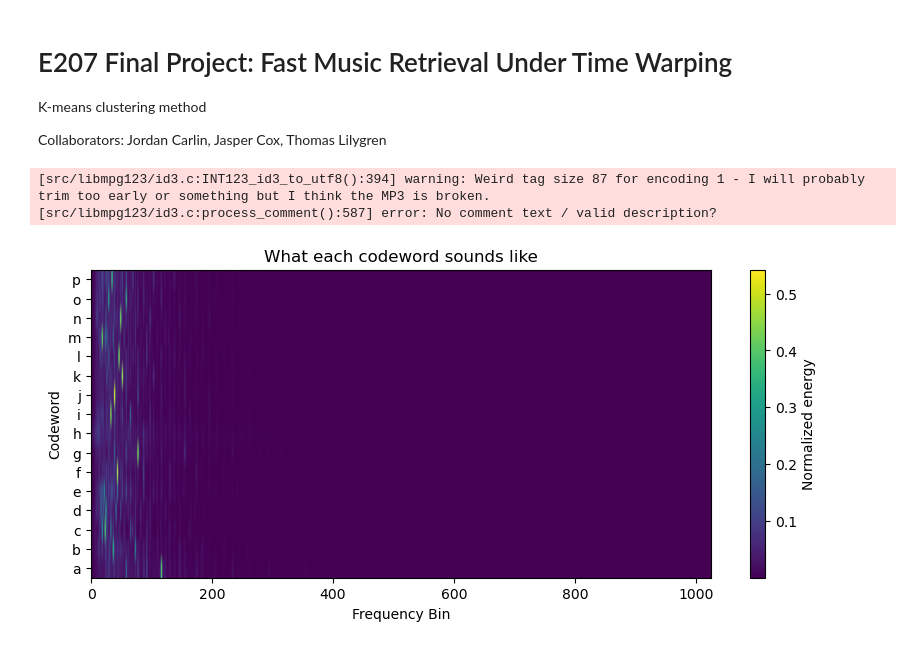
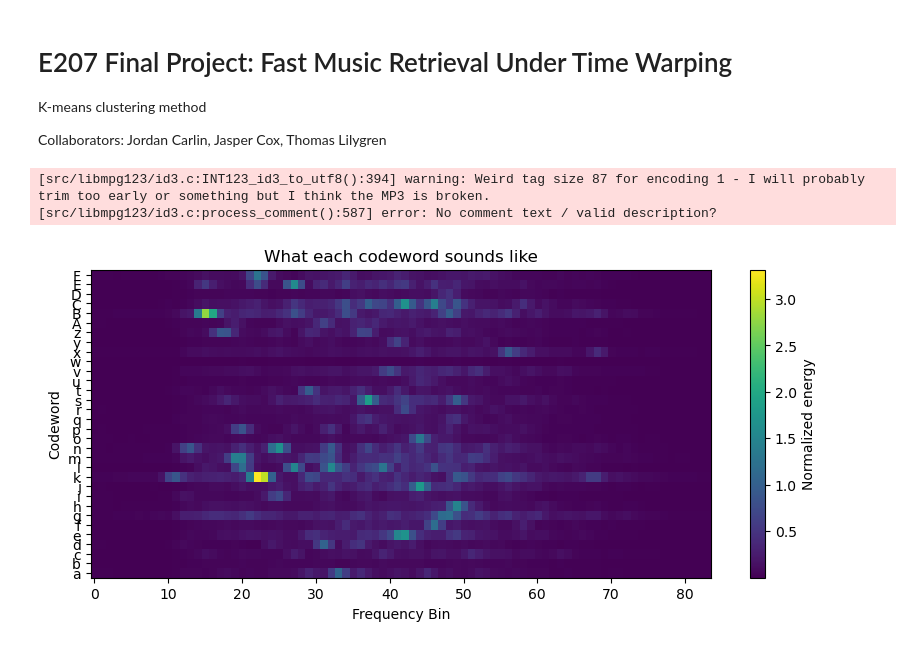
Before and after one commit to tlilygren/E207_final, a Jupyter notebook: E207_final_kmeans.ipynb, the cells around one changed output. Drawn from its saved outputs; the diff is of its cells as text; code cells hidden in the pictures.

```diff
--- a/E207_final_kmeans.ipynb
+++ b/E207_final_kmeans.ipynb
@@ -30,10 +30,9 @@ from sklearn.feature_extraction.text import TfidfTransformer
 N_FFT = 2048
 HOP_LENGTH = 512
 EPS = np.finfo(np.float64).eps  # small constant to avoid division by zero
-RANK = 4
 TARGET_SR = 22050
-K_VAL = 16 # used for grouping sounds in a particular file
-LETTERS = list(string.ascii_lowercase)[0:K_VAL]
+K_VAL = 32 # used for grouping sounds in a particular file
+LETTERS = list(string.ascii_letters)[0:K_VAL]
 # %%
 def load_audio(audio_file: Path) -> tuple[np.ndarray, int | float]:
     """
@@ -42,11 +41,11 @@ def load_audio(audio_file: Path) -> tuple[np.ndarray, int | float]:
     audio, sr = lb.load(audio_file, sr=TARGET_SR)
     return audio, sr
 # %%
-def time_to_freq(audio: np.ndarray, sr: int | float, algorithim: Literal["stft", "cqt", "logmel", "chroma"] = "stft", n_fft: int = N_FFT, hop_length: int = HOP_LENGTH) -> np.ndarray:
+def time_to_freq(audio: np.ndarray, sr: int | float, algorithm: Literal["stft", "cqt", "logmel", "chroma"], n_fft: int = N_FFT, hop_length: int = HOP_LENGTH) -> np.ndarray:
     """
     Convert a time-domain audio signal to a frequency-domain representation.
     """
-    match algorithim:
+    match algorithm:
         case "stft":
             X = lb.stft(audio, n_fft=n_fft, hop_length=hop_length)
             return X
@@ -63,7 +62,7 @@ def time_to_freq(audio: np.ndarray, sr: int | float, algorithim: Literal["stft",
         case _:
             raise ValueError(f"Unsupported type: {algorithim}")
 # %%
-def extract_features(audio_file: Path, algorithm: Literal["stft", "cqt", "logmel", "chroma"] = "stft", sr=TARGET_SR) -> np.ndarray:
+def extract_features(audio_file: Path, algorithm: Literal["stft", "cqt", "logmel", "chroma"], sr=TARGET_SR) -> np.ndarray:
     '''
     Parameters:
         An audio input file
@@ -77,12 +76,12 @@ def extract_features(audio_file: Path, algorithm: Literal["stft", "cqt", "logmel
     X = time_to_freq(audio, sr, algorithm)
     X = np.abs(X).T
 
-    norms = np.linalg.norm(X, axis=1, keepdims=True)
-    norms[norms==0] = 1
+    # norms = np.linalg.norm(X, axis=1, keepdims=True)
+    # norms[norms==0] = 1
 
-    return X / norms
+    return X
 # %%
-def run_kmeans_references(ref_dir, algorithm: Literal["stft", "cqt", "logmel", "chroma"] = "stft", k=K_VAL, max_frames=2000, random_state=42, sr=TARGET_SR):
+def run_kmeans_references(ref_dir, algorithm: Literal["stft", "cqt", "logmel", "chroma"], k=K_VAL, max_frames=2000, random_state=42, sr=TARGET_SR):
     '''
     Paramters:
         A reference directory of audio files
@@ -114,19 +113,19 @@ def run_kmeans_references(ref_dir, algorithm: Literal["stft", "cqt", "logmel", "
 
     return kmeans
 # %%
-means = run_kmeans_references(Path("references"), "stft", K_VAL, 200, 42)
+means = run_kmeans_references(Path("references"), "cqt", K_VAL, 2000, 42)
 codeword = means.cluster_centers_
 
 fig, ax = plt.subplots(figsize=(10, 4))
 im = ax.imshow(codeword, aspect='auto', origin='lower')
 ax.set_xlabel("Frequency Bin")
 ax.set_ylabel("Codeword")
-ax.set_yticks(range(len(bins)))
-ax.set_yticklabels(LETTERS[0:len(bins)])
+ax.set_yticks(range(len(codeword)))
+ax.set_yticklabels(LETTERS[0:len(codeword)])
 plt.colorbar(im, ax=ax, label="Normalized energy")
 plt.title("What each codeword sounds like")
 plt.show()
 # %% [output]
 [src/libmpg123/id3.c:INT123_id3_to_utf8():394] warning: Weird tag size 87 for encoding 1 - I will probably trim too early or something but I think the MP3 is broken.
 [src/libmpg123/id3.c:process_comment():587] error: No comment text / valid description?
-[figure, old version]
+[figure, new version]
```
Also changed, not shown: parts of 3 cells of this notebook.
